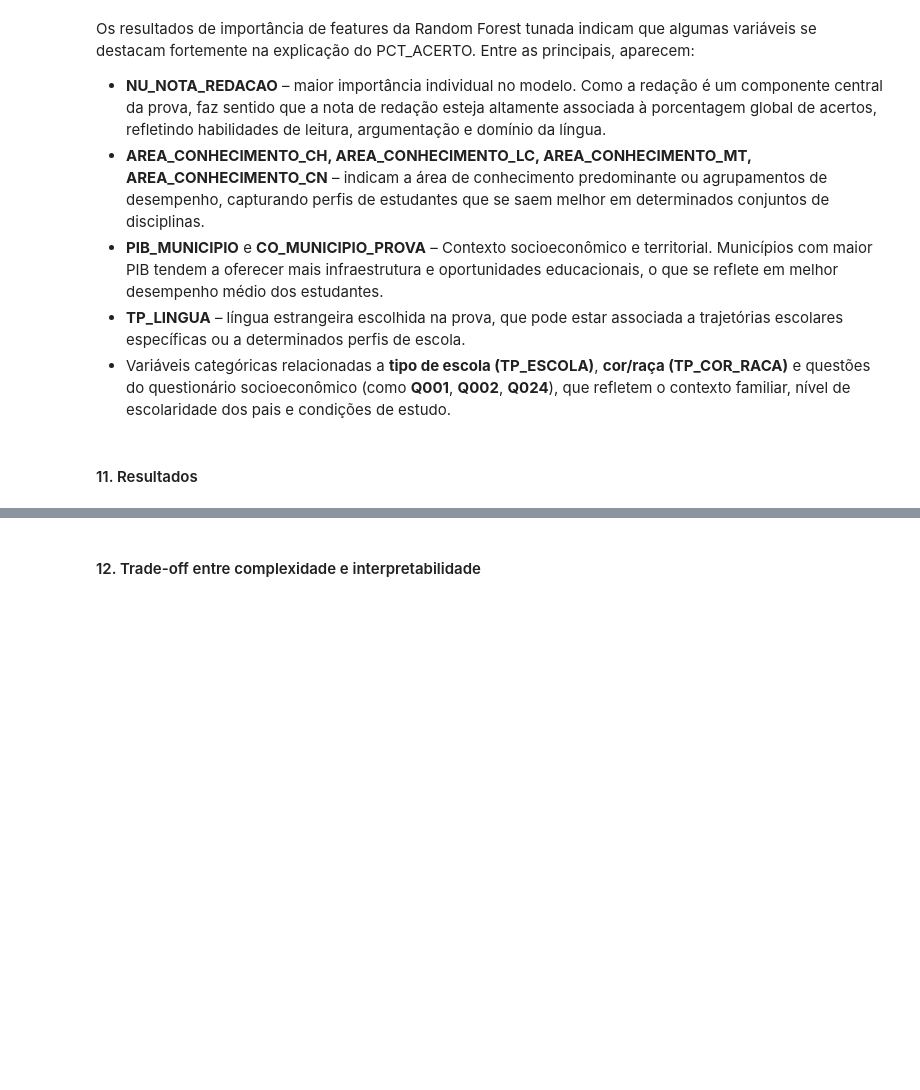
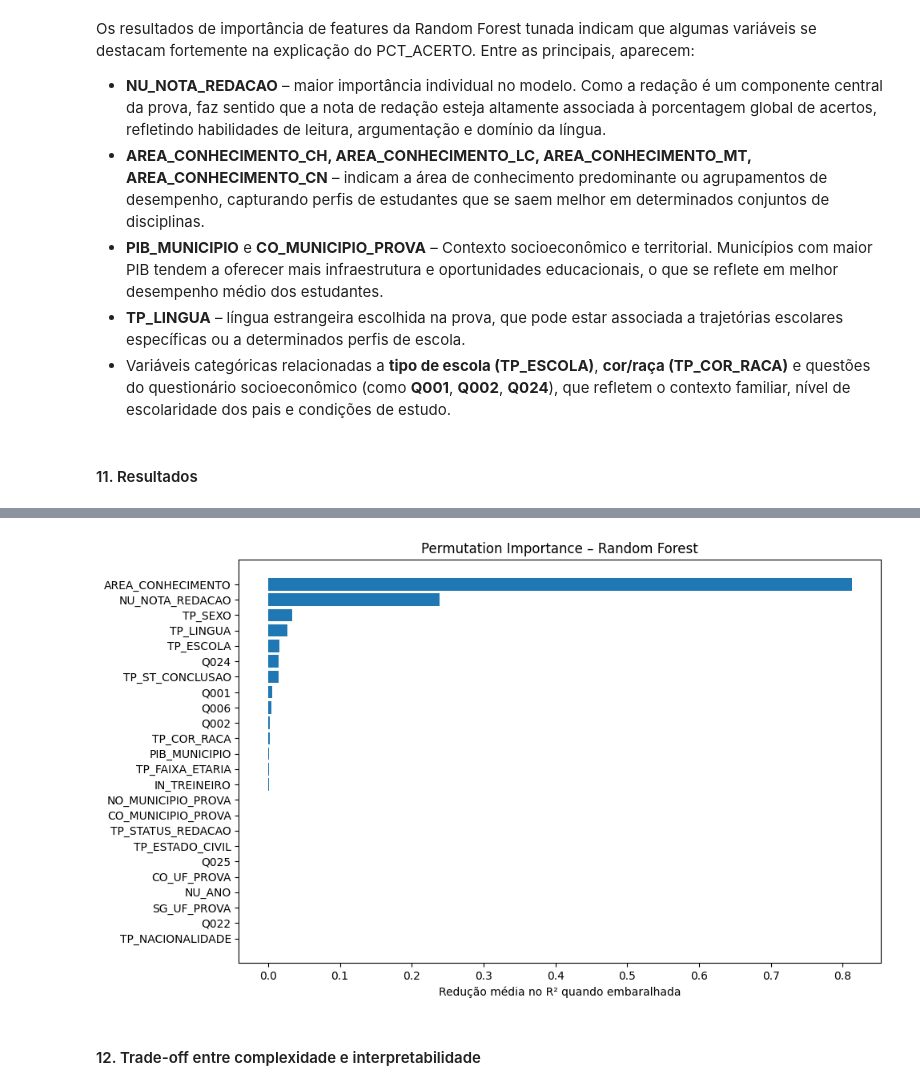
Before and after one commit to MatCoitinho/analise-enem, a Jupyter notebook: ETAPA4.ipynb, the cells around one changed output, grey strips where cells are left out. Saved outputs shown, nothing was run; the diff lists cells and outputs as text; code cells hidden in the pictures; blank space fills up the shorter version.

Commit message:
Adição Permutation Importance

```diff
--- a/ETAPA4.ipynb
+++ b/ETAPA4.ipynb
@@ -351,3 +450,24 @@ plt.show()
+# %%
+perm_importance = permutation_importance(
+    best_rf_pipeline,
+    X_test,
+    y_test,
+    n_repeats=10,
+    random_state=42
+)
+
+sorted_idx = perm_importance.importances_mean.argsort()[::-1]
+feat_names = X_test.columns
+
+plt.figure(figsize=(10, 6))
+plt.barh([feat_names[i] for i in sorted_idx], perm_importance.importances_mean[sorted_idx])
+plt.gca().invert_yaxis()
+plt.title("Permutation Importance – Random Forest")
+plt.xlabel("Redução média no R² quando embaralhada")
+plt.tight_layout()
+plt.show()
+# %% [output]
+[figure, added]
 # %% [markdown]
 #### 12. Trade-off entre complexidade e interpretabilidade
 # %% [markdown]
```
Also changed, not shown: parts of 15 cells of this notebook.
